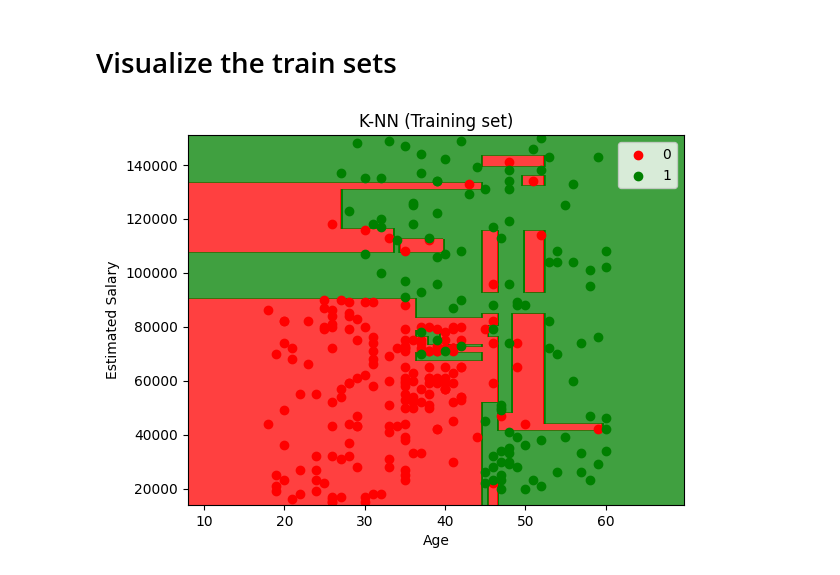
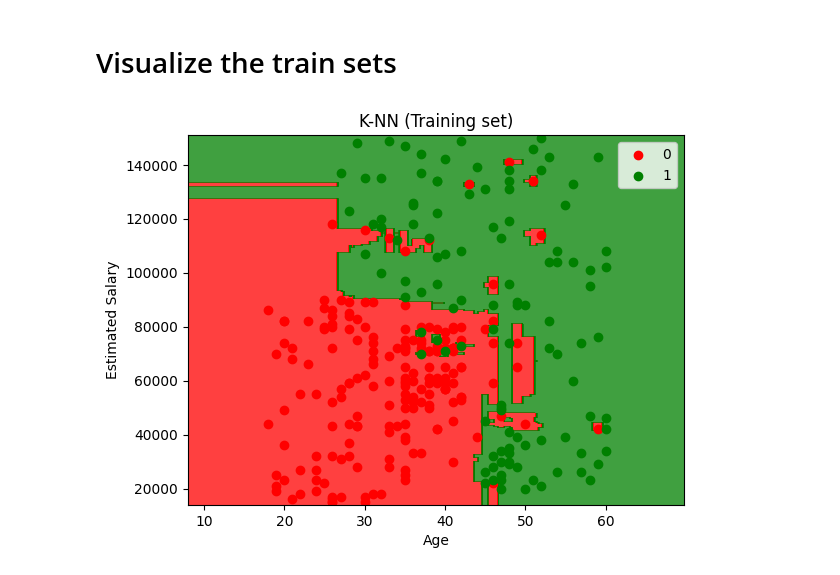
Before and after one commit to ShouravRakshit/Machine-Learning-Models, a Jupyter notebook: Random Forest Classification/random_forest.ipynb, the cells around one changed output. Cells and saved outputs as stored; diff of their text form; code cells hidden in the pictures.

Commit message:
done with random forest

```diff
--- a/Random Forest Classification/random_forest.ipynb
+++ b/Random Forest Classification/random_forest.ipynb
@@ -42,7 +42,7 @@ X_test = sc.transform(X_test)
 # %% [markdown]
 # training the model
 # %%
-from sklearn.tree import DecisionTreeClassifier
-classifier = DecisionTreeClassifier(criterion='entropy', random_state=0)
-classifier.fit(X_train, y_train)
+from sklearn.ensemble import RandomForestClassifier
+rf = RandomForestClassifier(n_estimators=100, random_state=42)
+rf.fit(X_train, y_train)
 # %% [output]
@@ -92,18 +92,18 @@ print(accuracy_score(y_test, y_pred))
 # %%
 from matplotlib.colors import ListedColormap
 X_set, y_set = sc.inverse_transform(X_train), y_train
 X1, X2 = np.meshgrid(np.arange(start=X_set[:, 0].min() - 10, stop=X_set[:, 0].max() + 10, step=0.25),
                      np.arange(start=X_set[:, 1].min() - 1000, stop=X_set[:, 1].max() + 1000, step=0.25))
-plt.contourf(X1, X2, classifier.predict(sc.transform(np.array([X1.ravel(), X2.ravel()]).T)).reshape(X1.shape),
+plt.contourf(X1, X2, rf.predict(sc.transform(np.array([X1.ravel(), X2.ravel()]).T)).reshape(X1.shape),
                 alpha=0.75, cmap=ListedColormap(('red', 'green')))
 plt.xlim(X1.min(), X1.max())
 plt.ylim(X2.min(), X2.max())
 for i, j in enumerate(np.unique(y_set)):
     plt.scatter(X_set[y_set == j, 0], X_set[y_set == j, 1], c=ListedColormap(('red', 'green'))(i), label=j)
 plt.title('K-NN (Training set)')
 plt.xlabel('Age')
 plt.ylabel('Estimated Salary')
 plt.legend()
 plt.show()
 # %% [output]
-[figure, old version]
+[figure, new version]
```
Also changed, not shown: parts of 4 cells of this notebook.
